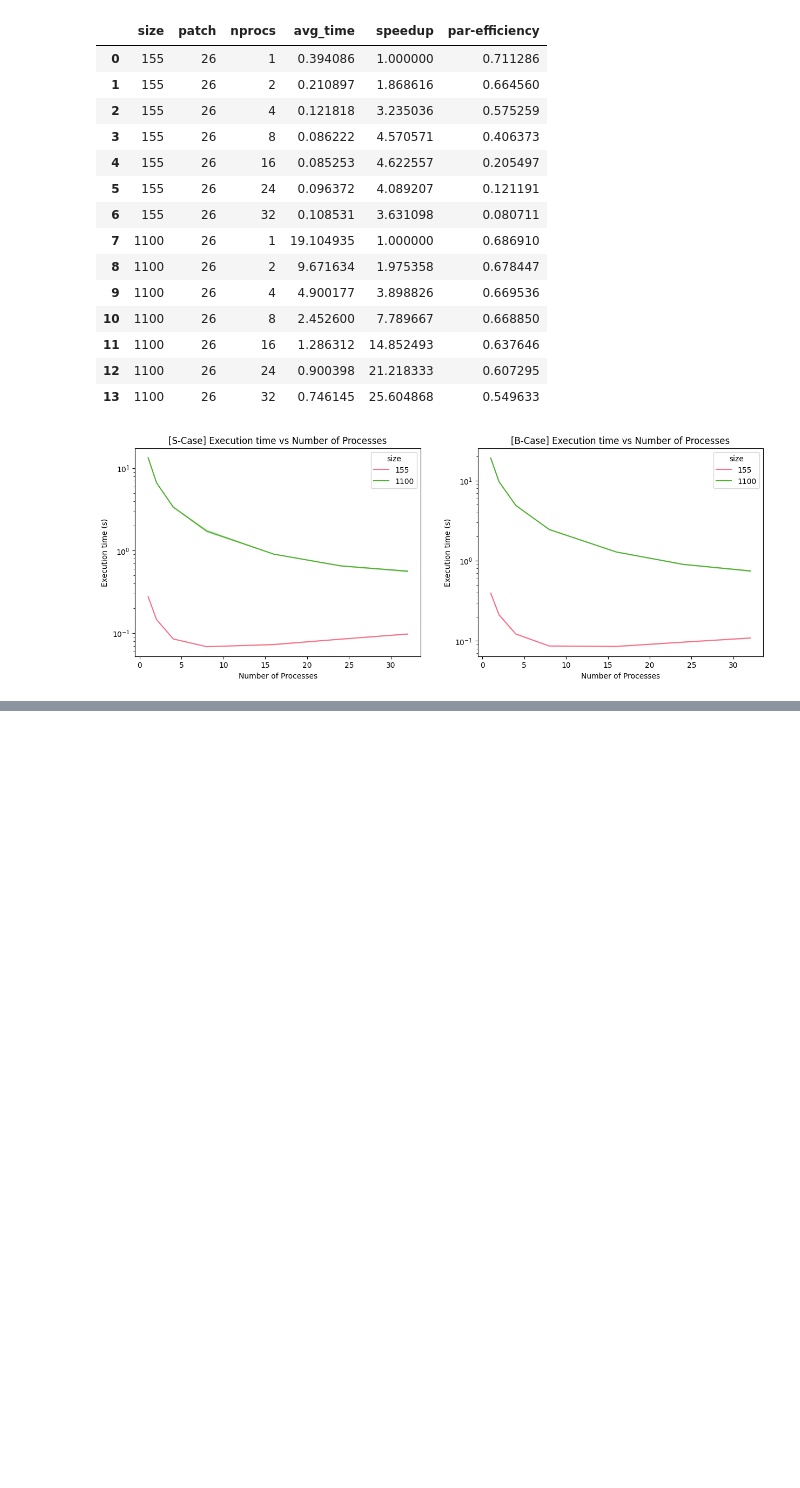
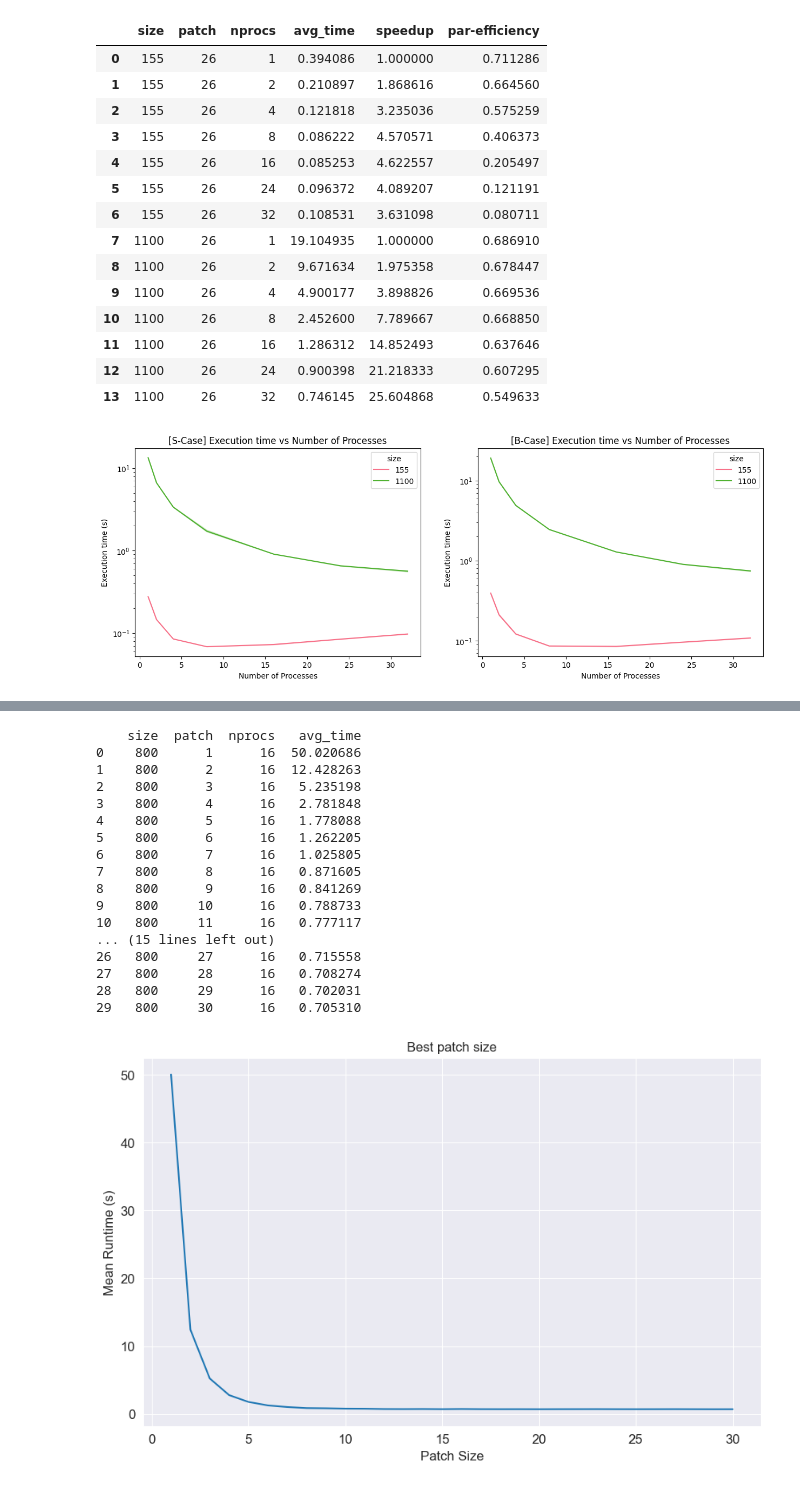
Before and after one commit to sueszli/julia.py, a Jupyter notebook: docs/analysis.ipynb, the cells around one changed output, grey strips where cells are left out. Drawn from its saved outputs; the diff is of its cells as text; code cells hidden in the pictures; blank space fills up the shorter version.

```diff
--- a/docs/analysis.ipynb
+++ b/docs/analysis.ipynb
@@ -213,0 +235,39 @@ plt.show()
+# %%
+df24_ana = df24.copy()
+df24_ana = df24_ana.groupby(['size', 'patch', 'nprocs'])['time'].mean().reset_index()
+df24_ana = df24_ana.rename(columns={'time': 'avg_time'})
+print(df24_ana)
+
+x = df24_ana['patch']
+y = df24_ana['avg_time']
+
+plt.figure(figsize=(10, 6))
+
+sns.lineplot(x=x, y=y, palette=sns.color_palette("husl", 3))
+
+plt.title('Best patch size',fontsize=12)
+plt.xlabel('Patch Size',fontsize=12)
+plt.ylabel('Mean Runtime (s)',fontsize=12)
+
+plt.xticks(fontsize=12)
+plt.yticks(fontsize=12)
+plt.show()
+# %% [output]
+    size  patch  nprocs   avg_time
+0    800      1      16  50.020686
+1    800      2      16  12.428263
+2    800      3      16   5.235198
+3    800      4      16   2.781848
+4    800      5      16   1.778088
+5    800      6      16   1.262205
+6    800      7      16   1.025805
+7    800      8      16   0.871605
+8    800      9      16   0.841269
+9    800     10      16   0.788733
+10   800     11      16   0.777117
+... (15 lines left out)
+26   800     27      16   0.715558
+27   800     28      16   0.708274
+28   800     29      16   0.702031
+29   800     30      16   0.705310
+[figure, added]
```
Also changed, not shown: parts of 3 cells of this notebook.
